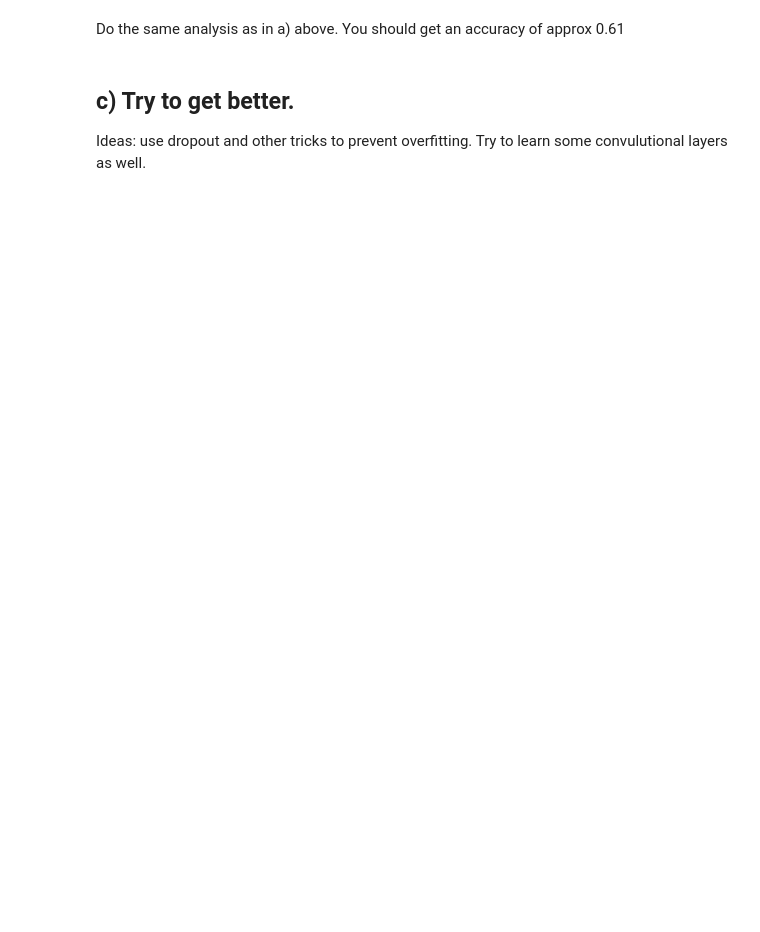
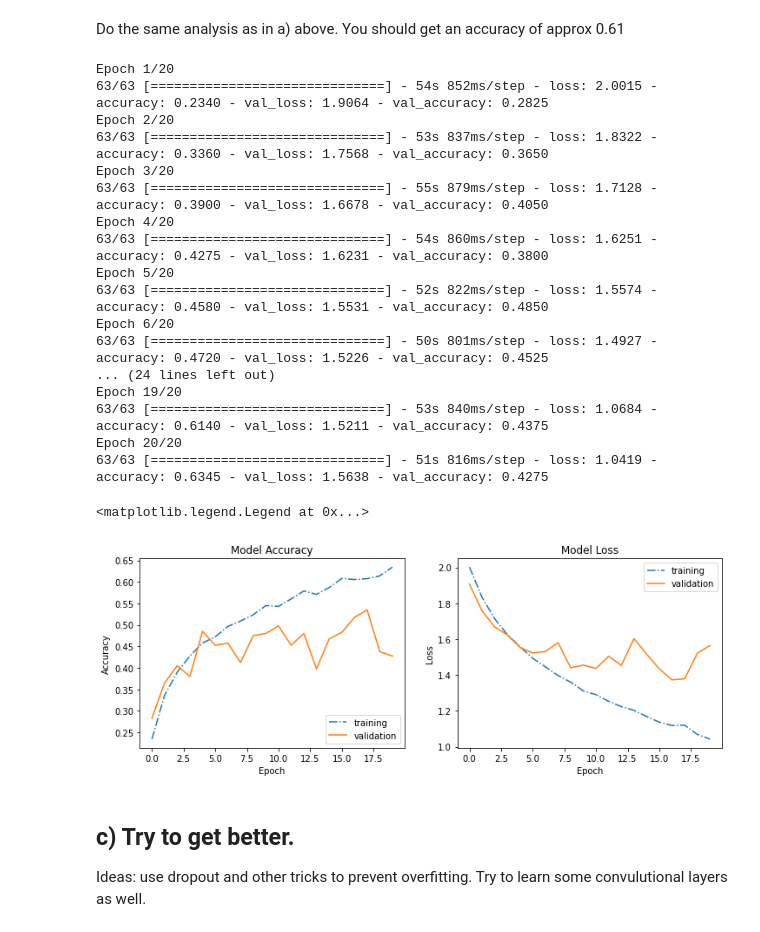
Before and after one commit to schmuecker/machine-learning-course, a Jupyter notebook: Deep Learning/02 edge_lovers_cnn/02.2 cl_cnn_faces.ipynb, the cells around one changed output. Drawn from its saved outputs; the diff is of its cells as text; code cells hidden in the pictures; blank space fills up the shorter version.

```diff
--- a/Deep Learning/02 edge_lovers_cnn/02.2 cl_cnn_faces.ipynb
+++ b/Deep Learning/02 edge_lovers_cnn/02.2 cl_cnn_faces.ipynb
@@ -118,8 +233,12 @@ Downloading data from https://github.com/fchollet/deep-learning-models/releases/
 fc1 = base_model.output
 fc1 = Flatten()(fc1)
 #...
-#Your code here
+
+fc1 = Dense(512,activation='relu', name='my_dense1')(fc1)
+fc1 = Dense(512,activation='relu', name='my_dense2')(fc1)
+fc1 = Dense(100,activation='relu', name='my_dense3')(fc1)
+
 #...
 fc1 = Dense(8,activation='softmax', name='my_dense4')(fc1)
 model_trans = tf.compat.v1.keras.Model(base_model.input, fc1) #Current hack for TF 2.0 and keras
-#model_trans.summary()
+model_trans.summary()
@@ -136,3 +290,50 @@ for layer in model_trans.layers:
 my_dense4
 # %% [markdown]
 Do the same analysis as in a) above. You should get an accuracy of approx 0.61
+# %%
+import matplotlib.pyplot as plt
+
+# Compile transformed model
+model_trans.compile(optimizer=SGD(), loss="categorical_crossentropy", metrics=['accuracy'])
+
+# Fit transformed model
+history = model_trans.fit(X_train, Y_train_oh, validation_data=(X_valid, Y_valid_oh), epochs=20)
+
+# Plot
+plt.figure(figsize=(12,4))
+
+plt.subplot(1,2,(1))
+plt.plot(history.history['accuracy'],linestyle='-.')
+plt.plot(history.history['val_accuracy'])
+plt.title('Model Accuracy')
+plt.ylabel('Accuracy')
+plt.xlabel('Epoch')
+plt.legend(['training', 'validation'], loc='lower right')
+
+plt.subplot(1,2,(2))
+plt.plot(history.history['loss'], linestyle='-.')
+plt.plot(history.history['val_loss'])
+plt.title('Model Loss')
+plt.ylabel('Loss')
+plt.xlabel('Epoch')
+plt.legend(['training', 'validation'], loc='upper right')
+# %% [output]
+Epoch 1/20
+63/63 [==============================] - 54s 852ms/step - loss: 2.0015 - accuracy: 0.2340 - val_loss: 1.9064 - val_accuracy: 0.2825
+Epoch 2/20
+63/63 [==============================] - 53s 837ms/step - loss: 1.8322 - accuracy: 0.3360 - val_loss: 1.7568 - val_accuracy: 0.3650
+Epoch 3/20
+63/63 [==============================] - 55s 879ms/step - loss: 1.7128 - accuracy: 0.3900 - val_loss: 1.6678 - val_accuracy: 0.4050
+Epoch 4/20
+63/63 [==============================] - 54s 860ms/step - loss: 1.6251 - accuracy: 0.4275 - val_loss: 1.6231 - val_accuracy: 0.3800
+Epoch 5/20
+63/63 [==============================] - 52s 822ms/step - loss: 1.5574 - accuracy: 0.4580 - val_loss: 1.5531 - val_accuracy: 0.4850
+Epoch 6/20
+63/63 [==============================] - 50s 801ms/step - loss: 1.4927 - accuracy: 0.4720 - val_loss: 1.5226 - val_accuracy: 0.4525
+... (24 lines left out)
+Epoch 19/20
+63/63 [==============================] - 53s 840ms/step - loss: 1.0684 - accuracy: 0.6140 - val_loss: 1.5211 - val_accuracy: 0.4375
+Epoch 20/20
+63/63 [==============================] - 51s 816ms/step - loss: 1.0419 - accuracy: 0.6345 - val_loss: 1.5638 - val_accuracy: 0.4275
+<matplotlib.legend.Legend at 0x...>
+[figure, added]
```
Also changed, not shown: parts of 14 cells of this notebook.
